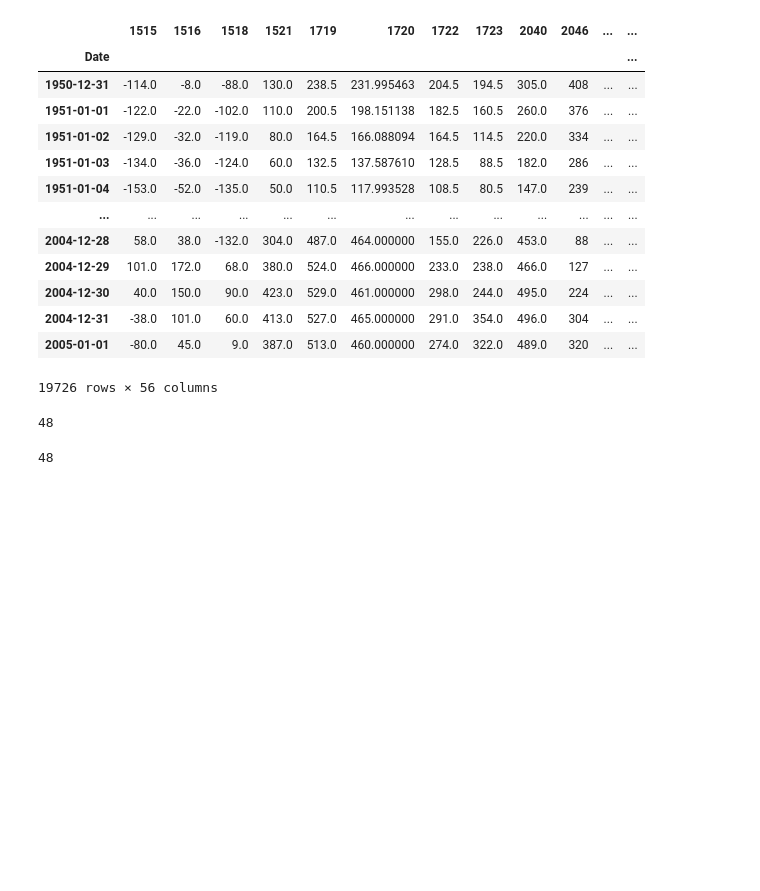
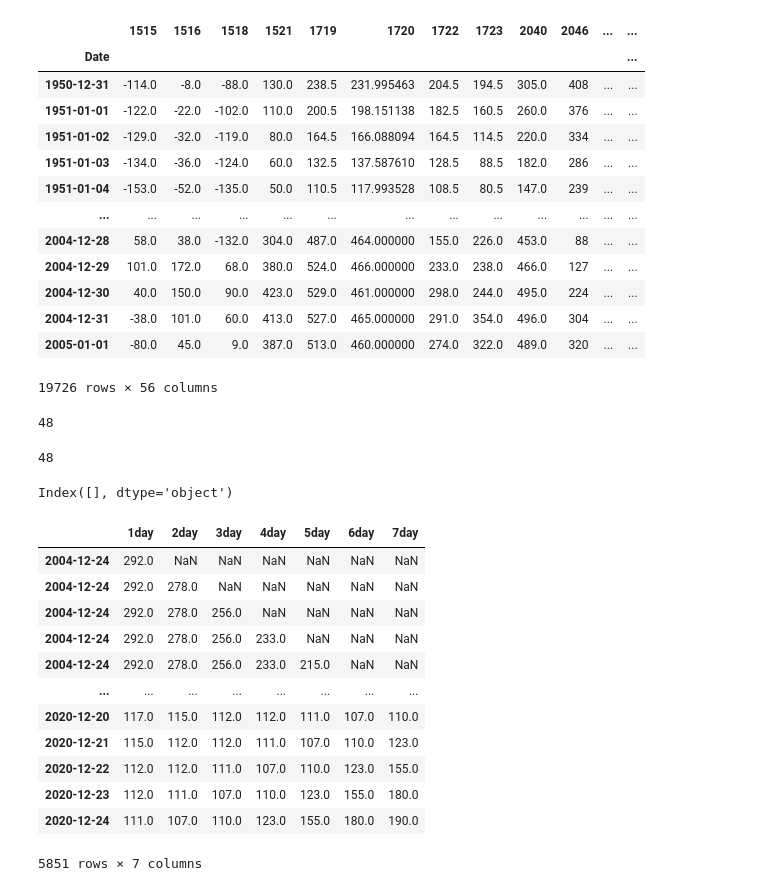
Before and after one commit to theplatters/ecmi-hydrological-forecasting, a Jupyter notebook: notebooks/prepare_data.ipynb, the cells around one changed output. Cells and saved outputs as stored; diff of their text form; code cells hidden in the pictures; blank space fills up the shorter version.

```diff
--- a/notebooks/prepare_data.ipynb
+++ b/notebooks/prepare_data.ipynb
@@ -144,3 +144,13 @@ data_training_filled = data_training_filled.drop(stations_to_remove,axis=1)
 # %%
 data_validation_filled.to_csv('../data/data_validation.csv')
 data_training_filled.to_csv('../data/data_training.csv')
+# %%
+y_data = pd.DataFrame()
+print(y_data.columns)
+
+for window in data.loc[data.index >= '2004-12-24','2275'].rolling(window=7):
+    df = pd.DataFrame(data=[window.values],index=[window.index[0]])
+    #print(df)
+    y_data = pd.concat([y_data,df])
+# %% [output]
+Index([], dtype='object')
@@ -146,0 +161,16 @@ data_training_filled.to_csv('../data/data_training.csv')
+# %%
+y_data = y_da
+# %% [output]
+|  | 1day | 2day | 3day | 4day | 5day | 6day | 7day |
+| 2004-12-24 | 292.0 | NaN | NaN | NaN | NaN | NaN | NaN |
+| 2004-12-24 | 292.0 | 278.0 | NaN | NaN | NaN | NaN | NaN |
+| 2004-12-24 | 292.0 | 278.0 | 256.0 | NaN | NaN | NaN | NaN |
+| 2004-12-24 | 292.0 | 278.0 | 256.0 | 233.0 | NaN | NaN | NaN |
+| 2004-12-24 | 292.0 | 278.0 | 256.0 | 233.0 | 215.0 | NaN | NaN |
+| ... | ... | ... | ... | ... | ... | ... | ... |
+| 2020-12-20 | 117.0 | 115.0 | 112.0 | 112.0 | 111.0 | 107.0 | 110.0 |
+| 2020-12-21 | 115.0 | 112.0 | 112.0 | 111.0 | 107.0 | 110.0 | 123.0 |
+| 2020-12-22 | 112.0 | 112.0 | 111.0 | 107.0 | 110.0 | 123.0 | 155.0 |
+| 2020-12-23 | 112.0 | 111.0 | 107.0 | 110.0 | 123.0 | 155.0 | 180.0 |
+| 2020-12-24 | 111.0 | 107.0 | 110.0 | 123.0 | 155.0 | 180.0 | 190.0 |
+5851 rows × 7 columns
```
Also changed, not shown: parts of 3 cells of this notebook, 4 other files.
